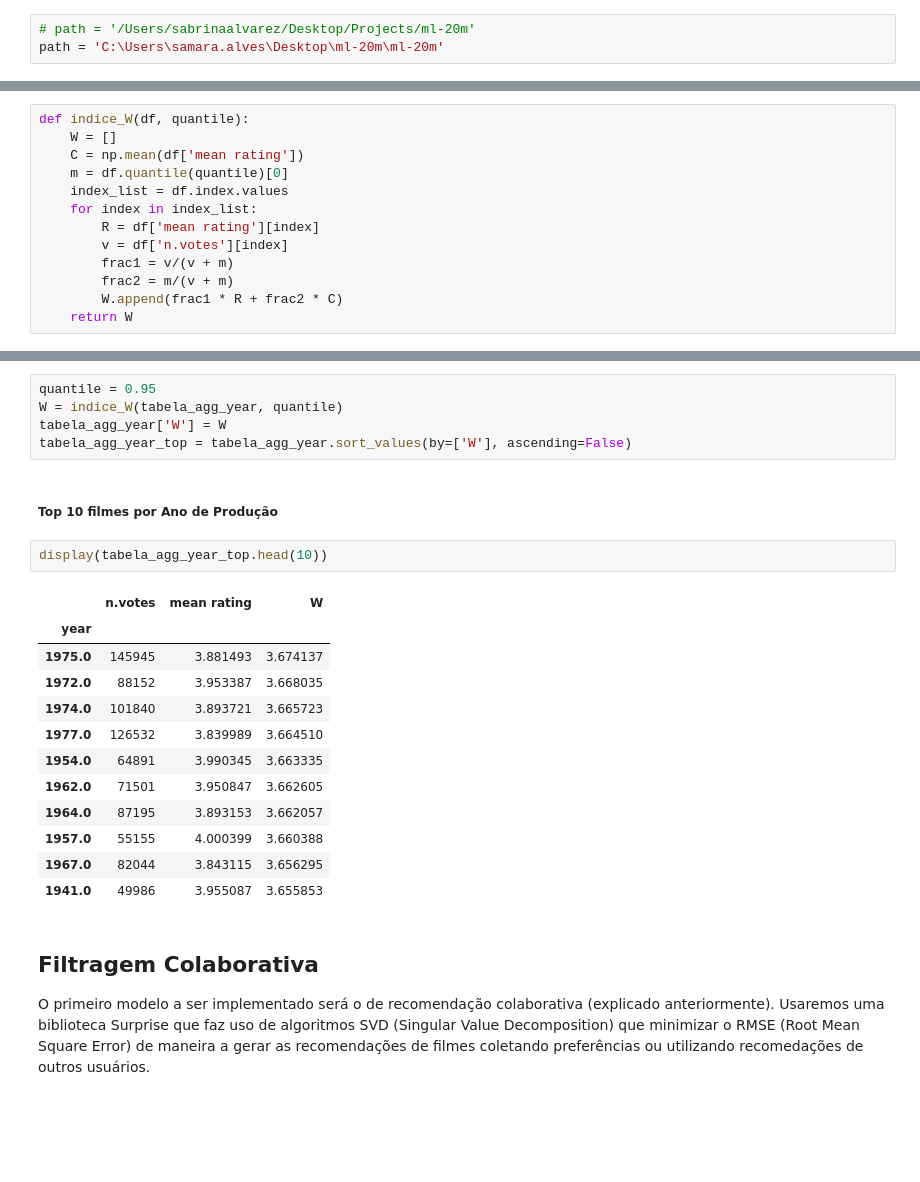
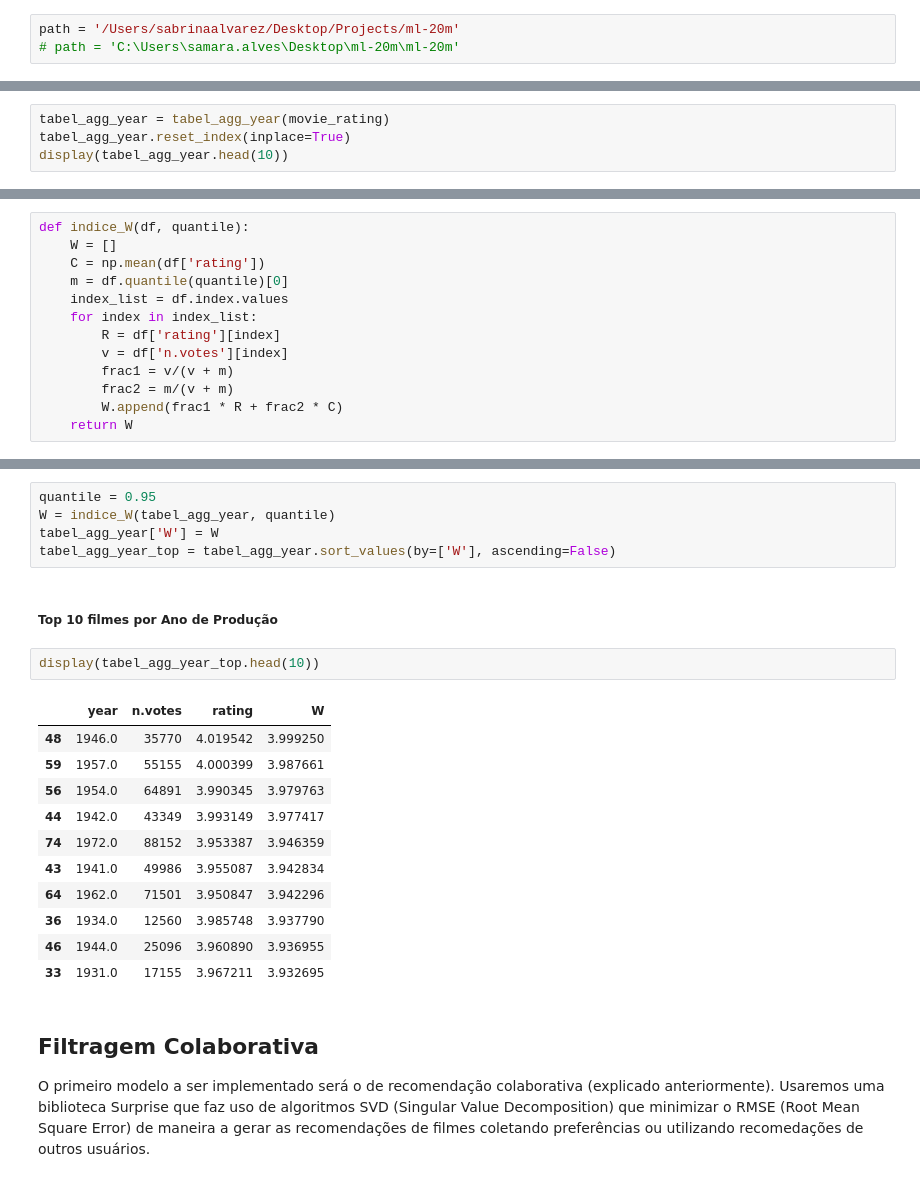
Before and after one commit to SamaraAlves/ProjetoElo7, a Jupyter notebook: Projeto ELO7.ipynb, the cells around one changed output, grey strips where cells are left out. Cells and saved outputs as stored; diff of their text form; blank space fills up the shorter version.

```diff
--- a/Projeto ELO7.ipynb
+++ b/Projeto ELO7.ipynb
@@ -62,8 +64,8 @@ warnings.filterwarnings("ignore", category = UserWarning, module = "matplotlib")
 from IPython import get_ipython
 get_ipython().run_line_magic('matplotlib', 'inline')
 # %%
-# path = '/Users/sabrinaalvarez/Desktop/Projects/ml-20m'
-path = 'C:\Users\samara.alves\Desktop\ml-20m\ml-20m'
+path = '/Users/sabrinaalvarez/Desktop/Projects/ml-20m'
+# path = 'C:\Users\samara.alves\Desktop\ml-20m\ml-20m'
 # %%
 movies = pd.read_csv(path + '/movies.csv', sep=',',  encoding="utf-8")
 # %%
@@ -158,0 +177,4 @@ ratings.dropna(inplace=True)
+# %%
+tabel_agg_year = tabel_agg_year(movie_rating)
+tabel_agg_year.reset_index(inplace=True)
+display(tabel_agg_year.head(10))
@@ -363,11 +439,11 @@ Definimos ser o valor de m o percentil 95% das classificações.
 # %%
 def indice_W(df, quantile):
     W = []
-    C = np.mean(df['mean rating'])
+    C = np.mean(df['rating'])
     m = df.quantile(quantile)[0]
     index_list = df.index.values
     for index in index_list:
-        R = df['mean rating'][index]
+        R = df['rating'][index]
         v = df['n.votes'][index]
         frac1 = v/(v + m)
         frac2 = m/(v + m)
@@ -463,26 +533,25 @@ display(tabela_genres_top.head(10))
 Podemos ainda recomendar os melhores filmes com base no ano de produção. O cálculo desse ranking segue a mesma ideia da classificação por gênero de filme.
 # %%
 quantile = 0.95
-W = indice_W(tabela_agg_year, quantile)
-tabela_agg_year['W'] = W
-tabela_agg_year_top = tabela_agg_year.sort_values(by=['W'], ascending=False)
+W = indice_W(tabel_agg_year, quantile)
+tabel_agg_year['W'] = W
+tabel_agg_year_top = tabel_agg_year.sort_values(by=['W'], ascending=False)
 # %% [markdown]
 ##### Top 10 filmes por Ano de Produção
 # %%
-display(tabela_agg_year_top.head(10))
+display(tabel_agg_year_top.head(10))
 # %% [output]
-|  | n.votes | mean rating | W |
-| year |  |  |  |
-| 1975.0 | 145945 | 3.881493 | 3.674137 |
-| 1972.0 | 88152 | 3.953387 | 3.668035 |
-| 1974.0 | 101840 | 3.893721 | 3.665723 |
-| 1977.0 | 126532 | 3.839989 | 3.664510 |
-| 1954.0 | 64891 | 3.990345 | 3.663335 |
-| 1962.0 | 71501 | 3.950847 | 3.662605 |
-| 1964.0 | 87195 | 3.893153 | 3.662057 |
-| 1957.0 | 55155 | 4.000399 | 3.660388 |
-| 1967.0 | 82044 | 3.843115 | 3.656295 |
-| 1941.0 | 49986 | 3.955087 | 3.655853 |
+|  | year | n.votes | rating | W |
+| 48 | 1946.0 | 35770 | 4.019542 | 3.999250 |
+| 59 | 1957.0 | 55155 | 4.000399 | 3.987661 |
+| 56 | 1954.0 | 64891 | 3.990345 | 3.979763 |
+| 44 | 1942.0 | 43349 | 3.993149 | 3.977417 |
+| 74 | 1972.0 | 88152 | 3.953387 | 3.946359 |
+| 43 | 1941.0 | 49986 | 3.955087 | 3.942834 |
+| 64 | 1962.0 | 71501 | 3.950847 | 3.942296 |
+| 36 | 1934.0 | 12560 | 3.985748 | 3.937790 |
+| 46 | 1944.0 | 25096 | 3.960890 | 3.936955 |
+| 33 | 1931.0 | 17155 | 3.967211 | 3.932695 |
 # %% [markdown]
 ## Filtragem Colaborativa
 
```
Also changed, not shown: parts of 51 cells of this notebook.
